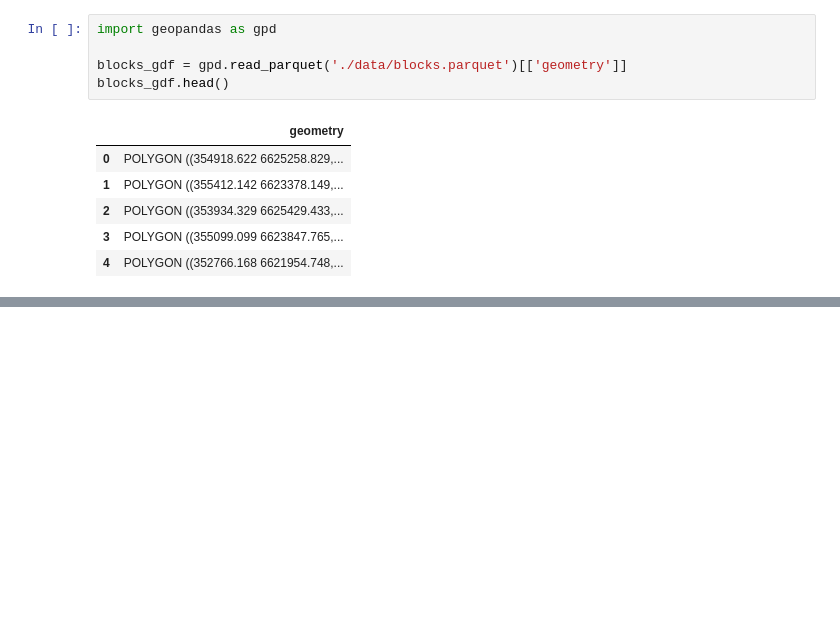
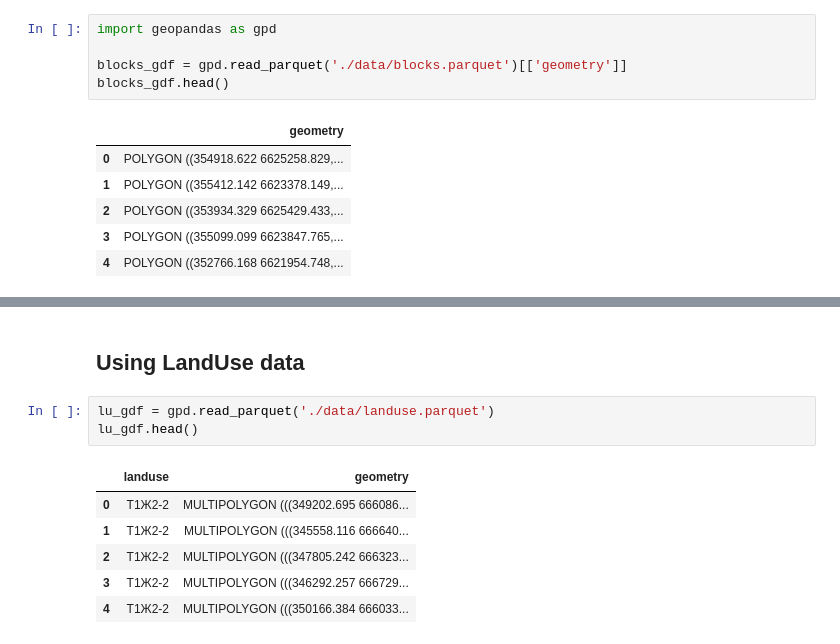
Before and after one commit to elizaveta18659/master-plan-requirements, a Jupyter notebook: examples/zoning_tagger.ipynb, the cells around one changed output, grey strips where cells are left out. Cells and saved outputs as stored; diff of their text form; blank space fills up the shorter version.

```diff
--- a/examples/zoning_tagger.ipynb
+++ b/examples/zoning_tagger.ipynb
@@ -45,0 +51,12 @@ zoning_gdf.plot(column='zoning_tag', legend=True, ax=ax).set_axis_off()
+# %% [markdown]
+## Using LandUse data
+# %%
+lu_gdf = gpd.read_parquet('./data/landuse.parquet')
+lu_gdf.head()
+# %% [output]
+|  | landuse | geometry |
+| 0 | Т1Ж2-2 | MULTIPOLYGON (((349202.695 666086... |
+| 1 | Т1Ж2-2 | MULTIPOLYGON (((345558.116 666640... |
+| 2 | Т1Ж2-2 | MULTIPOLYGON (((347805.242 666323... |
+| 3 | Т1Ж2-2 | MULTIPOLYGON (((346292.257 666729... |
+| 4 | Т1Ж2-2 | MULTIPOLYGON (((350166.384 666033... |
```
Also changed, not shown: parts of 9 cells of this notebook, 3 other files.
